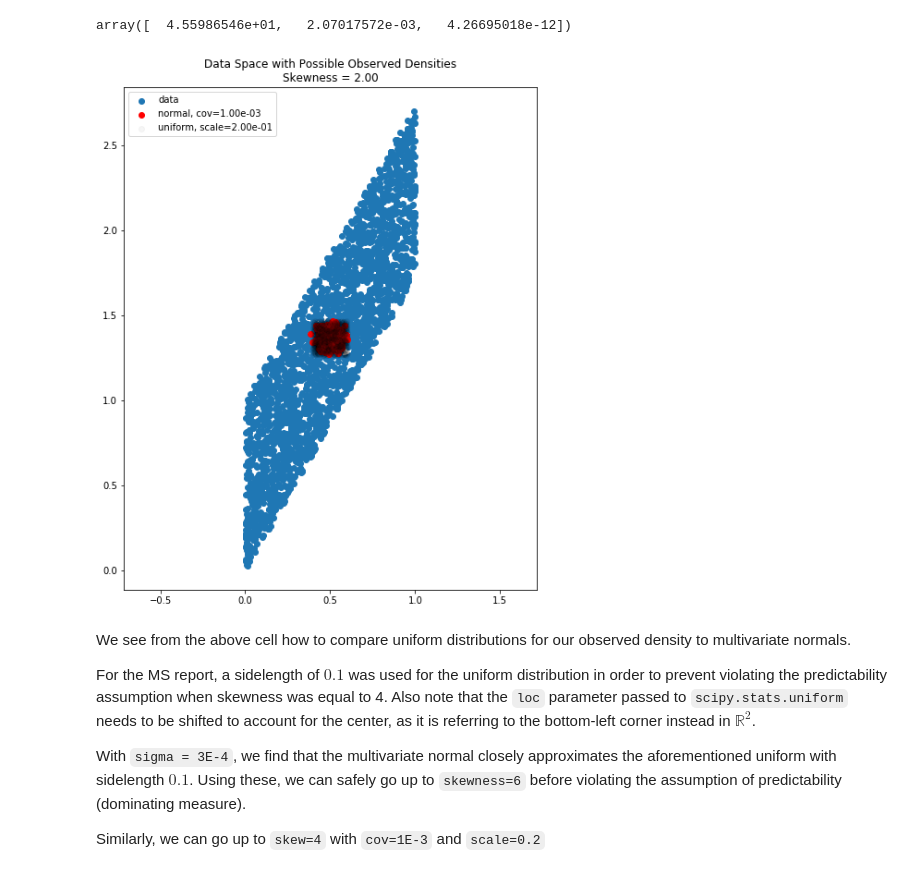
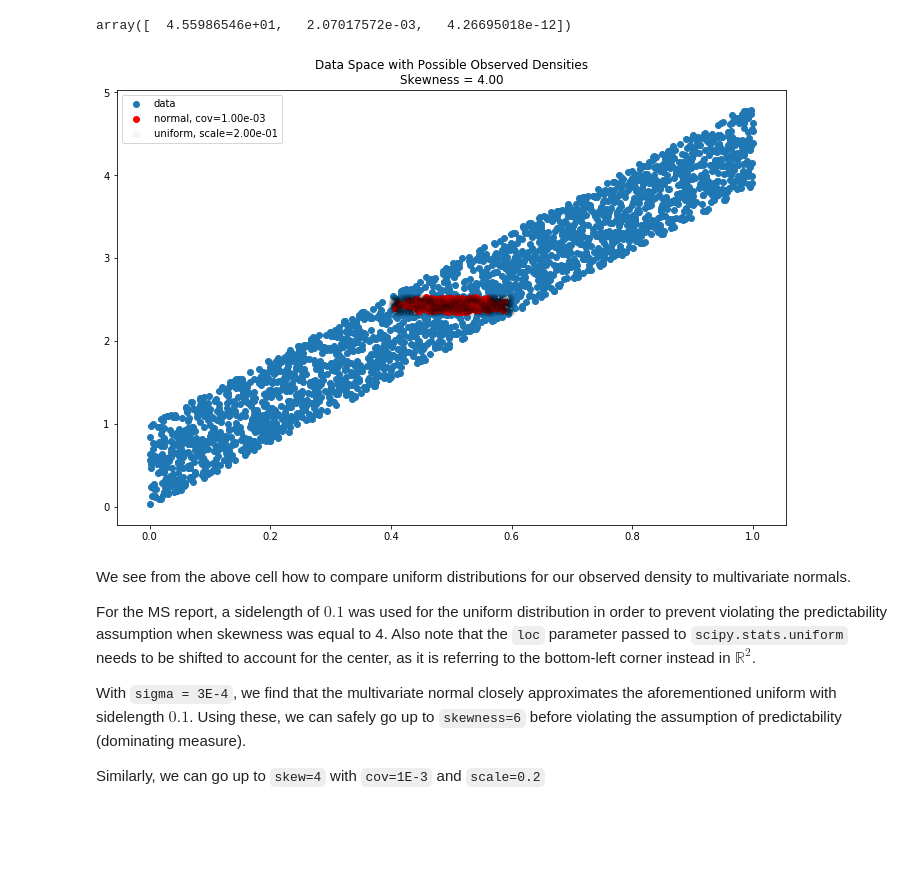
Before and after one commit to mpilosov/ConsistentBayes, a Jupyter notebook: CB_Approximating_PF.ipynb, the cells around one changed output. Saved outputs shown, nothing was run; the diff lists cells and outputs as text; code cells hidden in the pictures; blank space fills up the shorter version.

```diff
--- a/CB_Approximating_PF.ipynb
+++ b/CB_Approximating_PF.ipynb
@@ -69,26 +69,27 @@ b.pdf(x) # instead of simply this.
 # %% [output]
 array([  4.55986546e+01,   2.07017572e-03,   4.26695018e-12])
 # %%
-skewness = skew_range[1]
+skewness = skew_range[2]
 
 lam = prior_dist.rvs( size=(N, 2) ) # this is how we'll call the syntax later on as well
 Q  = make_model([skewness])
 D = Q(lam)
 q_center = Q( lambda_ref )
 obs_dens_samples_mult = multivariate_normal.rvs(mean=q_center, cov=sigma, size=(1000) )
 obs_dens_samples_uni = uniform.rvs(loc=q_center-0.5*scale, scale=scale, size=(1000,2) )
 
-plt.rcParams['figure.figsize'] = 8, 10
+plt.rcParams['figure.figsize'] = 12, 8
 plt.cla()
 plt.title('Data Space with Possible Observed Densities\nSkewness = %2.2f'%skewness)
 plt.scatter(D[:,0], D[:,1], label='data')
 plt.scatter(obs_dens_samples_mult[:,0], obs_dens_samples_mult[:,1], color='r', label='normal, cov=%2.2e'%sigma)
 plt.scatter(obs_dens_samples_uni[:,0], obs_dens_samples_uni[:,1], color='k', label='uniform, scale=%2.2e'%scale, alpha = 0.035)
 plt.legend()
-plt.axis('equal')
-plt.show()
+# plt.axis('equal')
+# plt.show()
+plt.savefig('skew_%d_scatter.png'%skewness)
 # %% [output]
-[figure, old version]
+[figure, new version]
 # %% [markdown]
 We see from the above cell how to compare uniform distributions for our observed density to multivariate normals.
 
```
Also changed, not shown: 3 other files.
